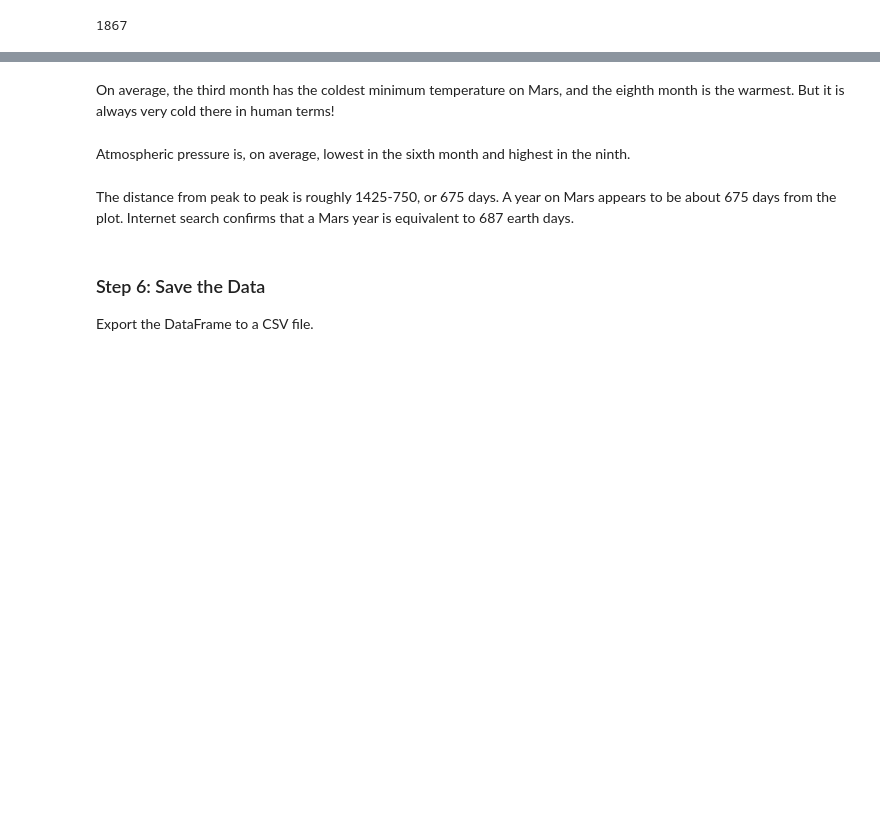
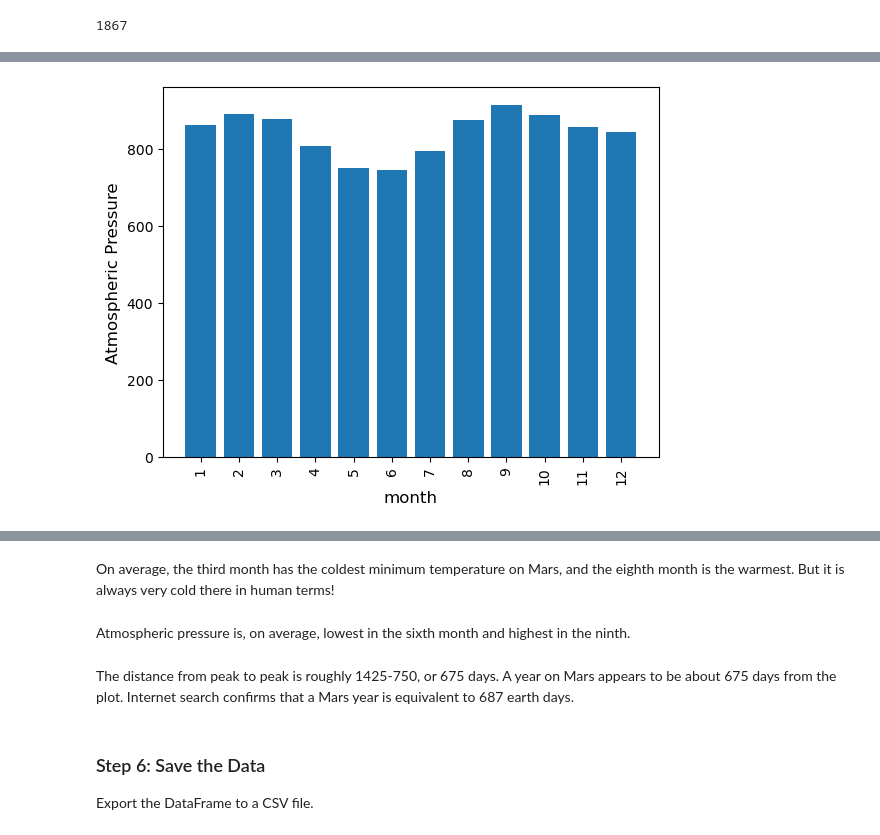
Before and after one commit to Barbsbhg/HTML_Challenge, a Jupyter notebook: part_2_mars_weather.ipynb, the cells around one changed output, grey strips where cells are left out. Saved outputs shown, nothing was run; the diff lists cells and outputs as text; code cells hidden in the pictures; blank space fills up the shorter version.

```diff
--- a/part_2_mars_weather.ipynb
+++ b/part_2_mars_weather.ipynb
@@ -166,3 +228,5 @@ Name: min_temp, dtype: float64
 # %%
 # 4. Average pressure by Martian month
+mean_pressure = mars_temp_df[['month','pressure']].groupby(by='month').mean()
+mean_pressure
 # %% [output]
@@ -187,2 +247,13 @@ Name: pressure, dtype: float64
+# %%
+# Plot the average pressure by month
+fig, ax = plt.subplots()
+ax = plt.bar(mean_pressure.index,mean_pressure.pressure)
+plt.ylabel("Atmospheric Pressure", size=12)
+plt.xlabel("month", size=12)
+plt.xticks(ticks = range(1,13,1))
+plt.xticks(rotation=90)
+plt.show()
+# %% [output]
+[figure, added]
 # %%
 # 5. How many terrestrial (earth) days are there in a Martian year?
```
Also changed, not shown: parts of 20 cells of this notebook, 3 other files.
